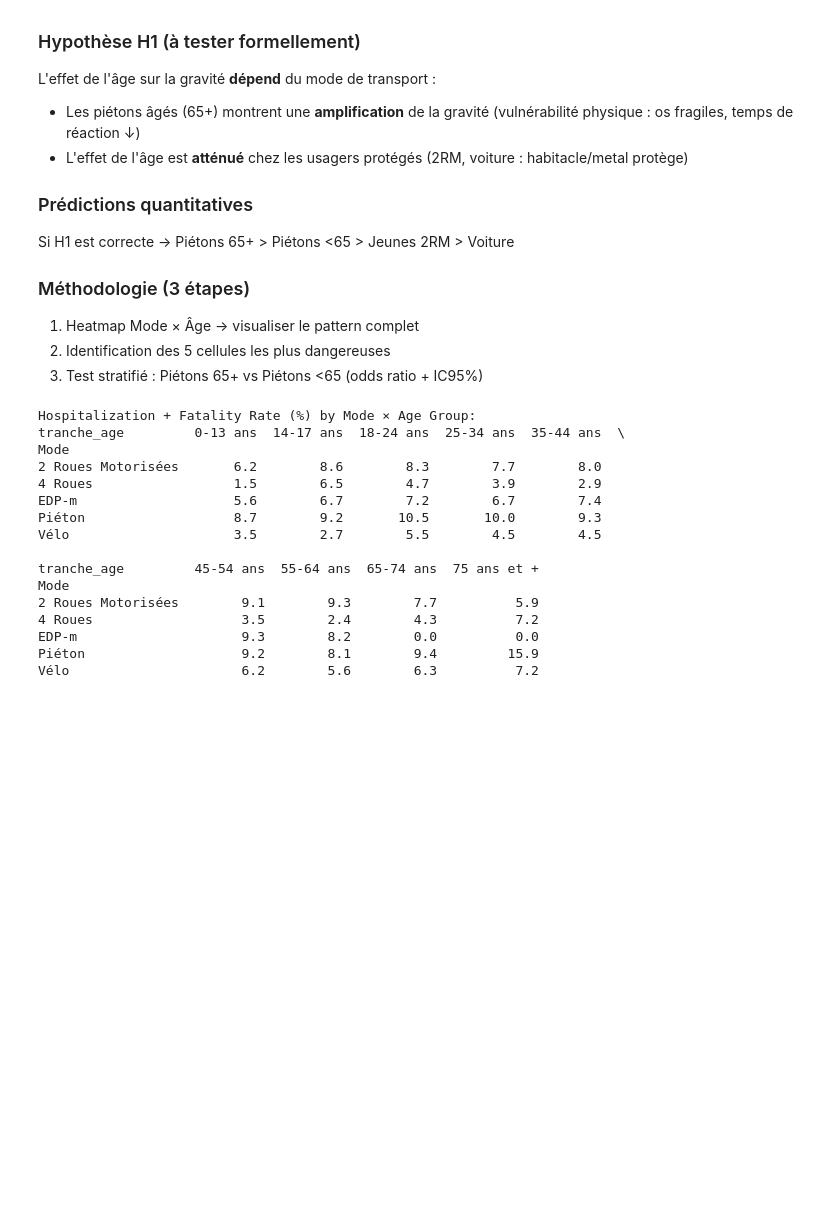
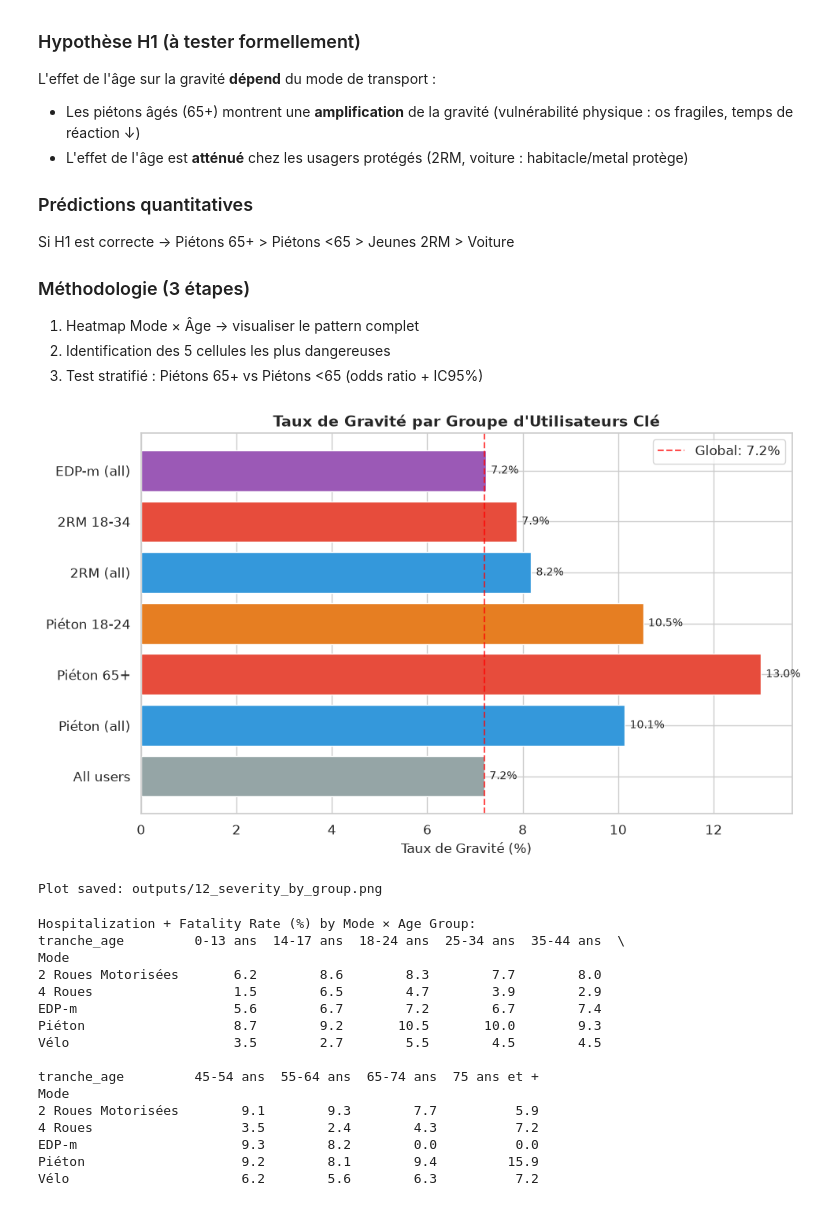
Before and after one commit to Medghaith01/test_QF, a Jupyter notebook: notebooks/eda_patterns.ipynb, the cells around one changed output. Saved outputs shown, nothing was run; the diff lists cells and outputs as text; code cells hidden in the pictures; blank space fills up the shorter version.

```diff
--- a/notebooks/eda_patterns.ipynb
+++ b/notebooks/eda_patterns.ipynb
@@ -297,6 +299,32 @@ Si H1 est correcte → Piétons 65+ > Piétons <65 > Jeunes 2RM > Voiture
 1. Heatmap Mode × Âge → visualiser le pattern complet
 2. Identification des 5 cellules les plus dangereuses
 3. Test stratifié : Piétons 65+ vs Piétons <65 (odds ratio + IC95%)
+# %%
+groups = {
+    'All users': df['severity_binary'].mean() * 100,
+    'Piéton (all)': df[df['Mode'] == 'Piéton']['severity_binary'].mean() * 100,
+    'Piéton 65+': df[(df['Mode'] == 'Piéton') & (df['tranche_age'].isin(['65-74 ans', '75 ans et +']))]['severity_binary'].mean() * 100,
+    'Piéton 18-24': df[(df['Mode'] == 'Piéton') & (df['tranche_age'] == '18-24 ans')]['severity_binary'].mean() * 100,
+    '2RM (all)': df[df['Mode'] == '2 Roues Motorisées']['severity_binary'].mean() * 100,
+    '2RM 18-34': df[(df['Mode'] == '2 Roues Motorisées') & (df['tranche_age'].isin(['18-24 ans', '25-34 ans']))]['severity_binary'].mean() * 100,
+    'EDP-m (all)': df[df['Mode'] == 'EDP-m']['severity_binary'].mean() * 100,
+}
+
+fig, ax = plt.subplots(figsize=(10, 6))
+bars = ax.barh(list(groups.keys()), list(groups.values()), color=['#95a5a6', '#3498db', '#e74c3c', '#e67e22', '#3498db', '#e74c3c', '#9b59b6'])
+ax.set_xlabel('Taux de Gravité (%)', fontsize=12)
+ax.set_title('Taux de Gravité par Groupe d\'Utilisateurs Clé', fontsize=14, fontweight='bold')
+ax.axvline(x=df['severity_binary'].mean() * 100, color='red', linestyle='--', alpha=0.7, label=f'Global: {df["severity_binary"].mean()*100:.1f}%')
+ax.legend()
+for bar, val in zip(bars, groups.values()):
+    ax.text(val + 0.1, bar.get_y() + bar.get_height()/2, f'{val:.1f}%', va='center', fontsize=10)
+plt.tight_layout()
+plt.savefig('../outputs/12_severity_by_group.png', dpi=150, bbox_inches='tight')
+plt.show()
+print("Plot saved: outputs/12_severity_by_group.png")
+# %% [output]
+[figure, added]
+Plot saved: outputs/12_severity_by_group.png
 # %%
 # Heatmap: severity rate (hospitalized + killed) by mode × age
 pivot = df.pivot_table(values='severity_binary', index='Mode', columns="tranche_age",
```
Also changed, not shown: parts of 2 cells of this notebook.
